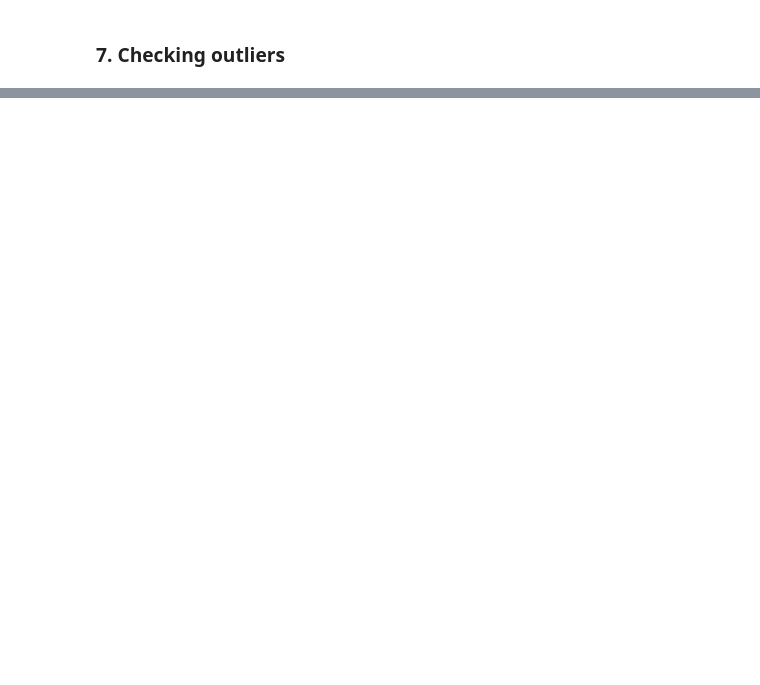
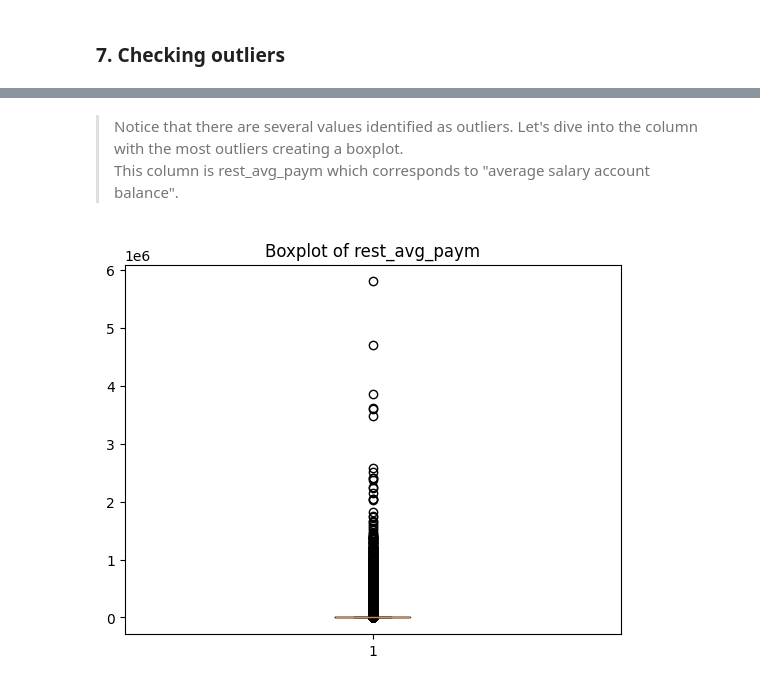
Before and after one commit to BDM3014ProjectWinter2024/BankChurnPrediction, a Jupyter notebook: main_cleaning.ipynb, the cells around one changed output, grey strips where cells are left out. Drawn from its saved outputs; the diff is of its cells as text; code cells hidden in the pictures; blank space fills up the shorter version.

Commit message:
Outliers analsys added

```diff
--- a/main_cleaning.ipynb
+++ b/main_cleaning.ipynb
@@ -22,6 +39,14 @@ import pickle
+# %%
+# Create an S3 client
+s3_client = boto3.client('s3', aws_access_key_id=aws_access_key_id, aws_secret_access_key=aws_secret_access_key)
+# %%
+
+# Read the CSV file from S3 into a DataFrame
+obj = s3_client.get_object(Bucket=bucket_name, Key=input_file_key)
+df = pd.read_csv(obj['Body'])
 # %%
 # Read in the data
-df = pd.read_csv('bank_data_train.csv')
+#df = pd.read_csv('bank_data_train.csv')
 # %%
 df.head()
 # %% [output]
@@ -301,4 +325,0 @@ Notice that we still have 46 remaining columns where 11 still have missing value
-# %%
-# drop rowns with null values from the dataframe df
-df = df.dropna()
-df.shape
@@ -340,0 +409,10 @@ df.shape
+# %% [markdown]
+> Notice that there are several values identified as outliers. Let's dive into the column with the most outliers creating a boxplot.
+This column is rest_avg_paym which corresponds to "average salary account balance".
+# %%
+# Boxplot of the column with the most outliers
+plt.boxplot(df['rest_avg_paym'])
+plt.title('Boxplot of rest_avg_paym')
+plt.show()
+# %% [output]
+[figure, added]
```
Also changed, not shown: parts of 16 cells of this notebook.
